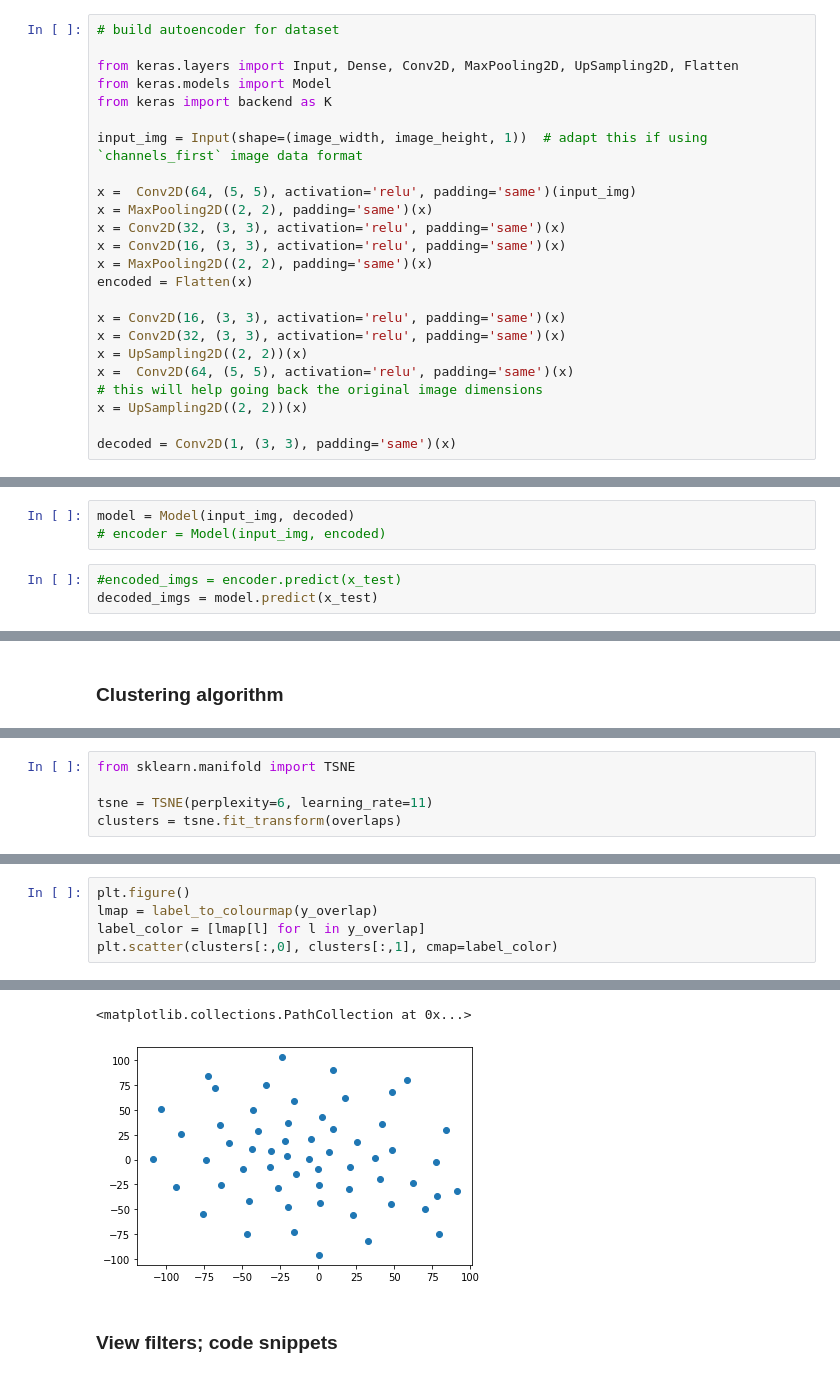
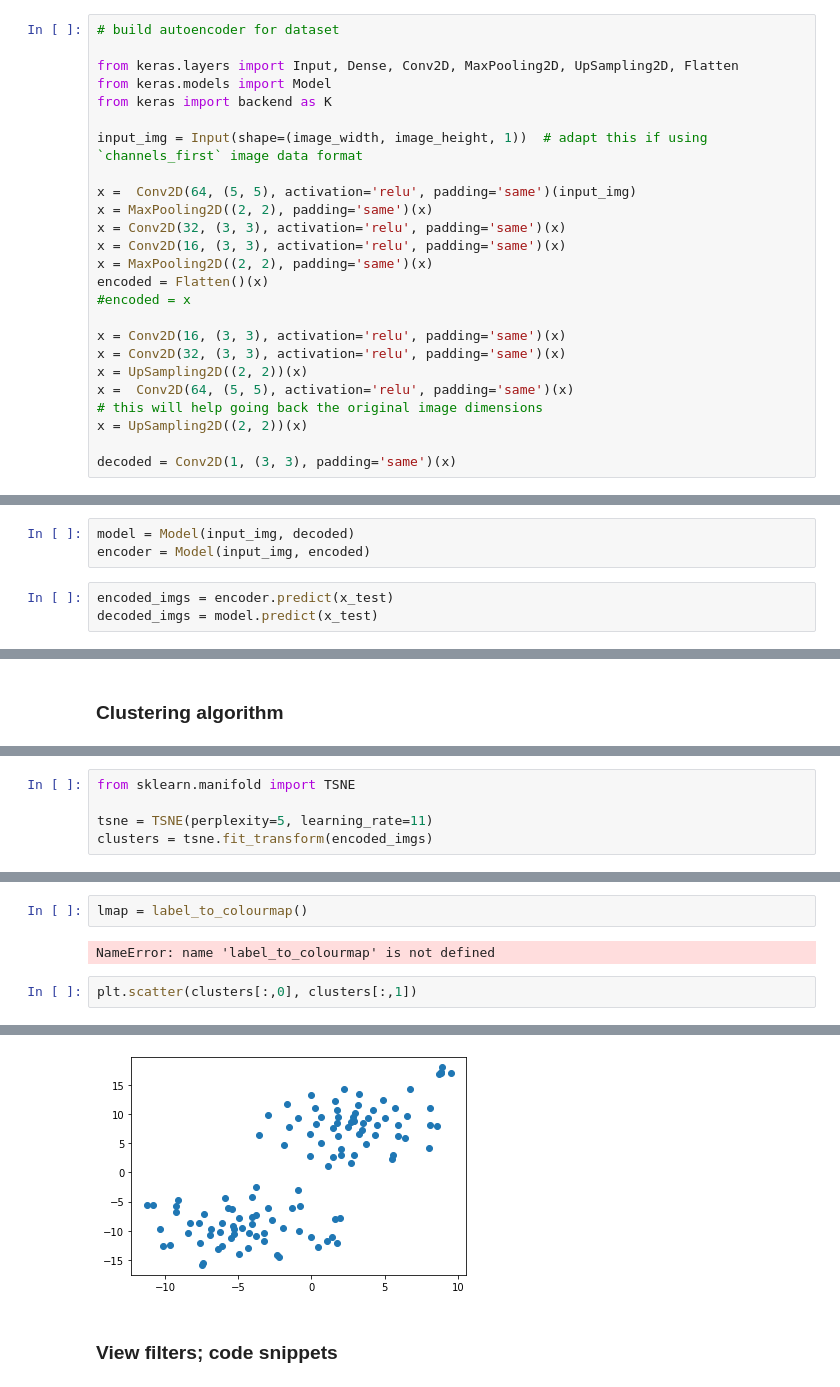
Before and after one commit to leonore/deep-learning-for-immune-cells, a Jupyter notebook: src/cell_autoencoder.ipynb, the cells around one changed output, grey strips where cells are left out. Cells and saved outputs as stored; diff of their text form.

Commit message:
work on tsne clustering

```diff
--- a/src/cell_autoencoder.ipynb
+++ b/src/cell_autoencoder.ipynb
@@ -114,7 +114,8 @@ x = MaxPooling2D((2, 2), padding='same')(x)
 x = Conv2D(32, (3, 3), activation='relu', padding='same')(x)
 x = Conv2D(16, (3, 3), activation='relu', padding='same')(x)
 x = MaxPooling2D((2, 2), padding='same')(x)
-encoded = Flatten(x)
+encoded = Flatten()(x)
+#encoded = x
 
 x = Conv2D(16, (3, 3), activation='relu', padding='same')(x)
 x = Conv2D(32, (3, 3), activation='relu', padding='same')(x)
@@ -127,6 +148,6 @@ decoded = Conv2D(1, (3, 3), padding='same')(x)
 # %%
 model = Model(input_img, decoded)
-# encoder = Model(input_img, encoded)
+encoder = Model(input_img, encoded)
 # %%
-#encoded_imgs = encoder.predict(x_test)
+encoded_imgs = encoder.predict(x_test)
 decoded_imgs = model.predict(x_test)
@@ -176,5 +252,5 @@ def label_to_colourmap(labels):
 # %%
 from sklearn.manifold import TSNE
 
-tsne = TSNE(perplexity=6, learning_rate=11)
-clusters = tsne.fit_transform(overlaps)
+tsne = TSNE(perplexity=5, learning_rate=11)
+clusters = tsne.fit_transform(encoded_imgs)
@@ -181,6 +265,7 @@ clusters = tsne.fit_transform(overlaps)
+# %%
+lmap = label_to_colourmap()
+# %% [output]
+NameError: name 'label_to_colourmap' is not defined
 # %%
-plt.figure()
-lmap = label_to_colourmap(y_overlap)
-label_color = [lmap[l] for l in y_overlap]
-plt.scatter(clusters[:,0], clusters[:,1], cmap=label_color)
+plt.scatter(clusters[:,0], clusters[:,1])
 # %% [output]
@@ -204,5 +273,4 @@ plt.scatter(clusters[:,0], clusters[:,1], cmap=label_color)
-<matplotlib.collections.PathCollection at 0x...>
-[figure, old version]
+[figure, new version]
 # %% [markdown]
 ### View filters; code snippets
 # %%
```
Also changed, not shown: parts of 12 cells of this notebook, 1 other file.
